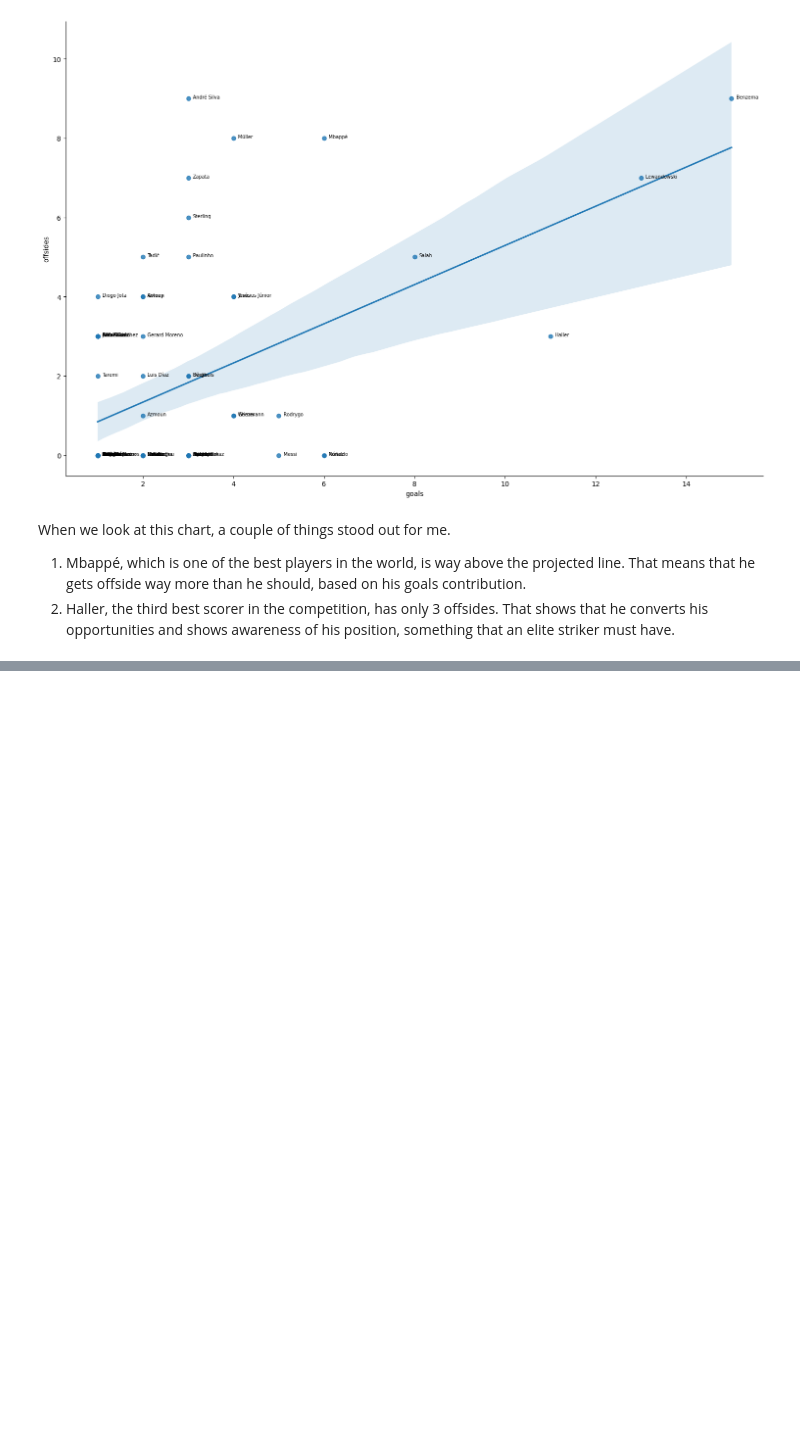
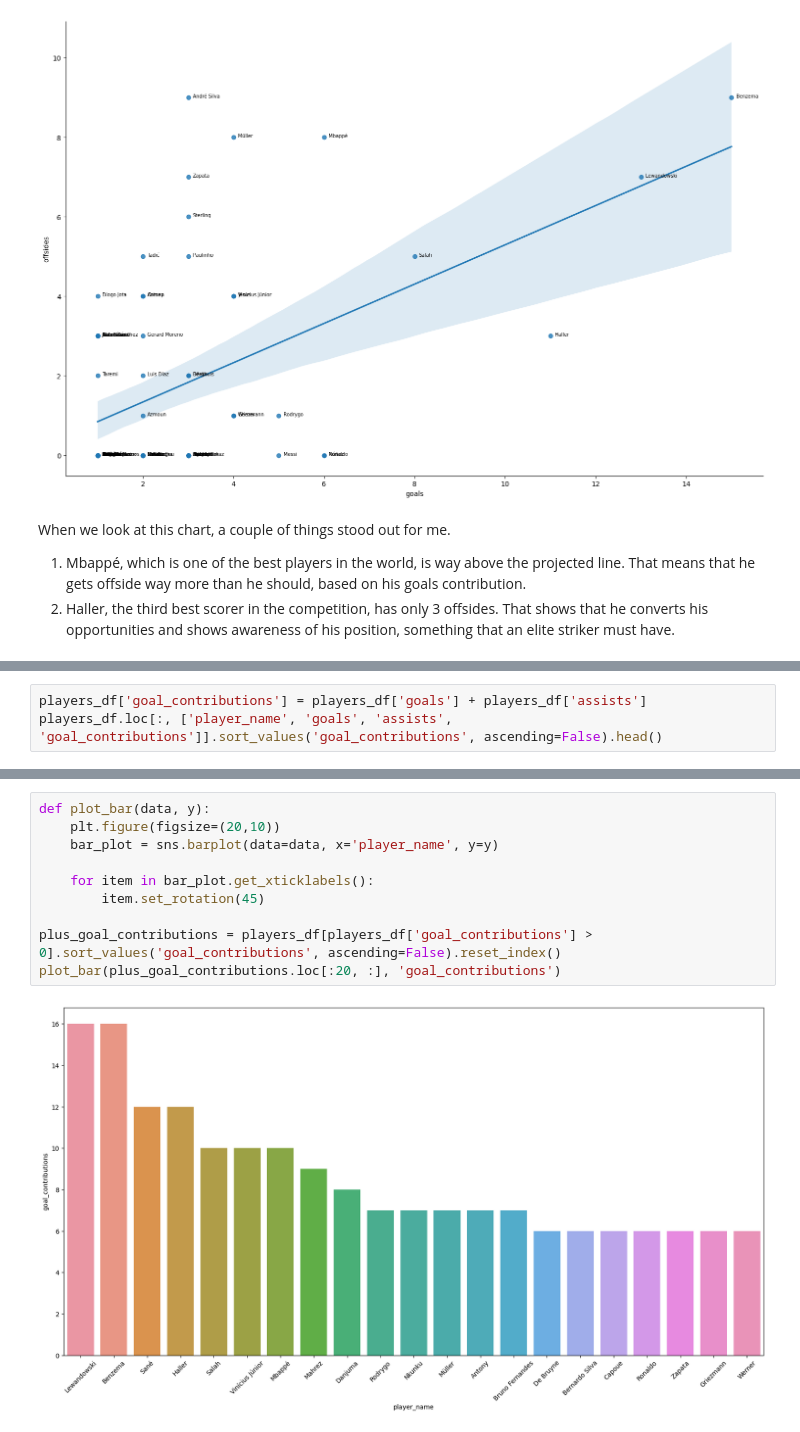
Before and after one commit to caiomelo22/20-21-Champions-League-Analysis, a Jupyter notebook: notebooke5ae0d8453.ipynb, the cells around one changed output, grey strips where cells are left out. Drawn from its saved outputs; the diff is of its cells as text; blank space fills up the shorter version.

Commit message:
Analysis of goal contributions

```diff
--- a/notebooke5ae0d8453.ipynb
+++ b/notebooke5ae0d8453.ipynb
@@ -144,0 +149,3 @@ When we look at this chart, a couple of things stood out for me.
+# %%
+players_df['goal_contributions'] = players_df['goals'] + players_df['assists']
+players_df.loc[:, ['player_name', 'goals', 'assists', 'goal_contributions']].sort_values('goal_contributions', ascending=False).head()
@@ -144,0 +159,12 @@ When we look at this chart, a couple of things stood out for me.
+# %%
+def plot_bar(data, y):
+    plt.figure(figsize=(20,10))
+    bar_plot = sns.barplot(data=data, x='player_name', y=y)
+
+    for item in bar_plot.get_xticklabels():
+        item.set_rotation(45)
+
+plus_goal_contributions = players_df[players_df['goal_contributions'] > 0].sort_values('goal_contributions', ascending=False).reset_index()
+plot_bar(plus_goal_contributions.loc[:20, :], 'goal_contributions')
+# %% [output]
+[figure, added]
```
Also changed, not shown: parts of 13 cells of this notebook.
